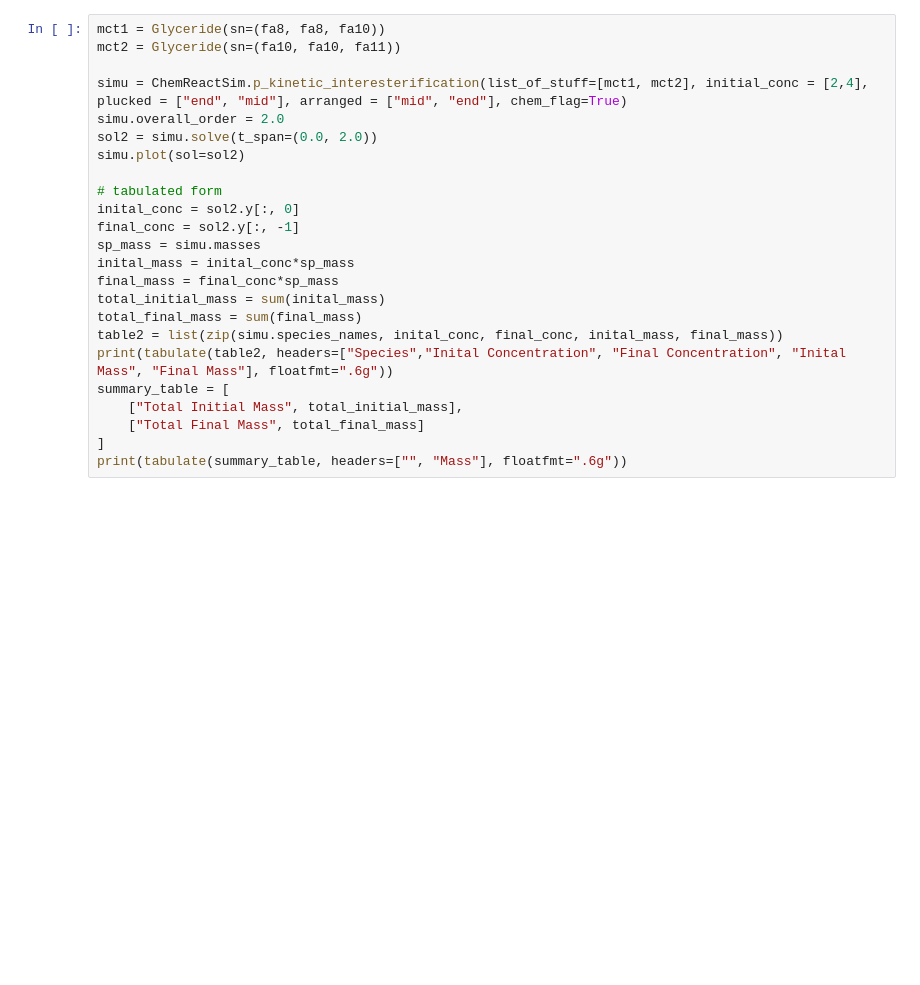
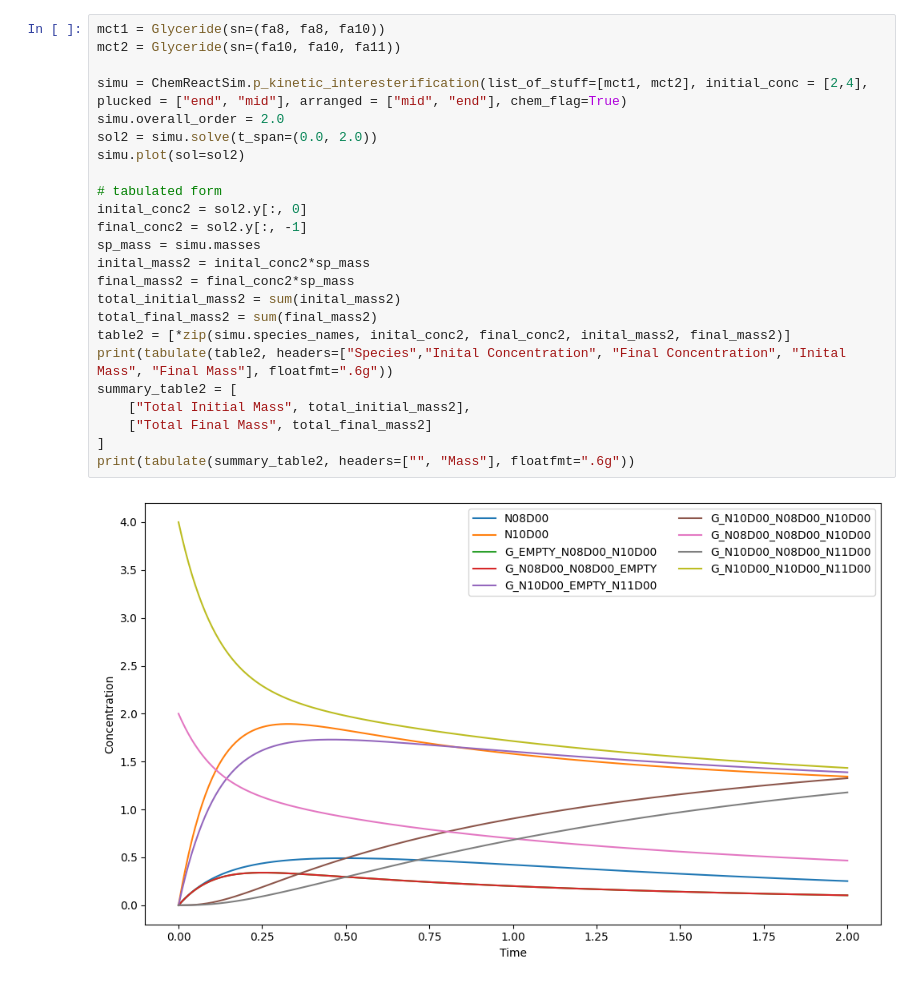
Before and after one commit to isaac-perez7053/GLYZE, a Jupyter notebook: testing.ipynb, the cells around one changed output. Cells and saved outputs as stored; diff of their text form; blank space fills up the shorter version.

```diff
--- a/testing.ipynb
+++ b/testing.ipynb
@@ -91,24 +125,26 @@ TypeError: 'list' object is not callable
 # %%
 mct1 = Glyceride(sn=(fa8, fa8, fa10))
 mct2 = Glyceride(sn=(fa10, fa10, fa11))
 
 simu = ChemReactSim.p_kinetic_interesterification(list_of_stuff=[mct1, mct2], initial_conc = [2,4], plucked = ["end", "mid"], arranged = ["mid", "end"], chem_flag=True)
 simu.overall_order = 2.0
 sol2 = simu.solve(t_span=(0.0, 2.0))
 simu.plot(sol=sol2)
 
 # tabulated form
-inital_conc = sol2.y[:, 0]
-final_conc = sol2.y[:, -1]
+inital_conc2 = sol2.y[:, 0]
+final_conc2 = sol2.y[:, -1]
 sp_mass = simu.masses
-inital_mass = inital_conc*sp_mass
-final_mass = final_conc*sp_mass
-total_initial_mass = sum(inital_mass)
-total_final_mass = sum(final_mass)
-table2 = list(zip(simu.species_names, inital_conc, final_conc, inital_mass, final_mass))
+inital_mass2 = inital_conc2*sp_mass
+final_mass2 = final_conc2*sp_mass
+total_initial_mass2 = sum(inital_mass2)
+total_final_mass2 = sum(final_mass2)
+table2 = [*zip(simu.species_names, inital_conc2, final_conc2, inital_mass2, final_mass2)]
 print(tabulate(table2, headers=["Species","Inital Concentration", "Final Concentration", "Inital Mass", "Final Mass"], floatfmt=".6g"))
-summary_table = [
-    ["Total Initial Mass", total_initial_mass],
-    ["Total Final Mass", total_final_mass]
+summary_table2 = [
+    ["Total Initial Mass", total_initial_mass2],
+    ["Total Final Mass", total_final_mass2]
 ]
-print(tabulate(summary_table, headers=["", "Mass"], floatfmt=".6g"))
+print(tabulate(summary_table2, headers=["", "Mass"], floatfmt=".6g"))
+# %% [output]
+[figure, added]
```
Also changed, not shown: parts of 2 cells of this notebook.
